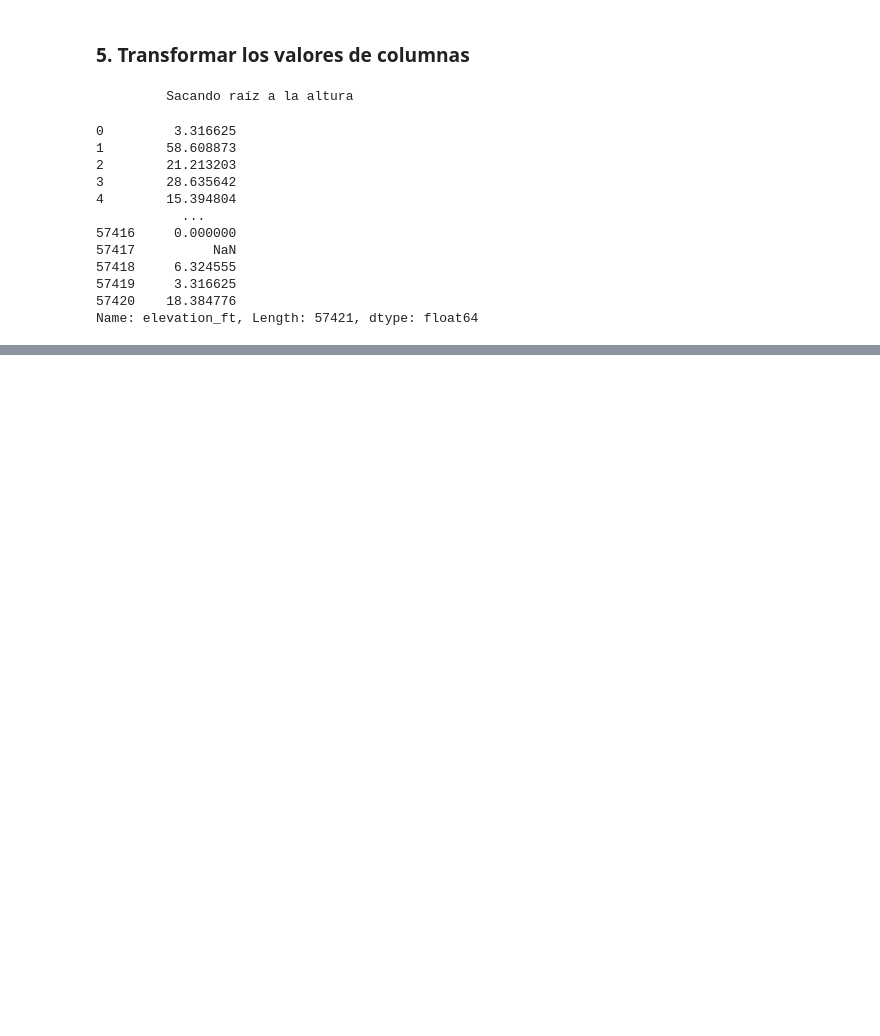
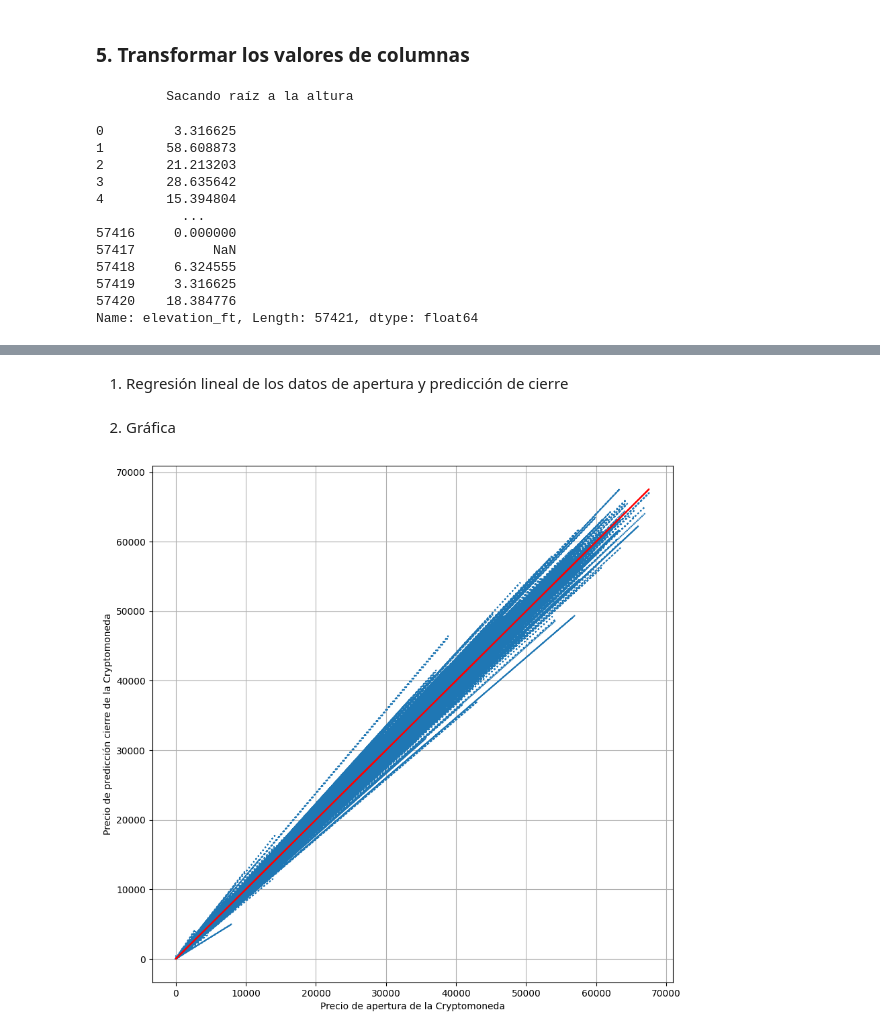
Before and after one commit to Juan-Pablo-17/Parcial4Python, a Jupyter notebook: Parcial4Pandas.ipynb, the cells around one changed output, grey strips where cells are left out. Saved outputs shown, nothing was run; the diff lists cells and outputs as text; code cells hidden in the pictures; blank space fills up the shorter version.

```diff
--- a/Parcial4Pandas.ipynb
+++ b/Parcial4Pandas.ipynb
@@ -12,6 +18,7 @@ from pandas.io.pytables import HDFStore #Para manejar archivos h5
 ### Importar base de datos
 # %%
 Codigos = pd.read_csv('AirportCodes.csv')
+Cryptos = pd.read_csv('dataset.csv')
 # %% [markdown]
 ### 1. Clase para leer la bases de datos y herencia con el comando super
 # %%
@@ -200,0 +225,20 @@ Name: elevation_ft, Length: 57421, dtype: float64
+# %% [markdown]
+1. Regresión lineal de los datos de apertura y predicción de cierre
+# %%
+Apertura = Cryptos['open'].values.reshape(-1,1)
+Cierre = Cryptos['close'].values.reshape(-1,1)
+linear_regressor = LinearRegression()
+linear_regressor.fit(Apertura, Cierre)
+Cierre_pred = linear_regressor.predict(Apertura)
+# %% [markdown]
+2. Gráfica
+# %%
+fig = plt.figure(figsize=(10,10))
+#plt.scatter(Cryptos['open'], Cierre_pred)
+plt.plot(Cryptos['open'], Cryptos['close'], ":")
+plt.plot(Cryptos['open'], Cierre_pred, color='r')
+plt.xlabel('Precio de apertura de la Cryptomoneda')
+plt.ylabel('Precio de predicción cierre de la Cryptomoneda')
+plt.grid()
+# %% [output]
+[figure, added]
```
Also changed, not shown: parts of 7 cells of this notebook.
